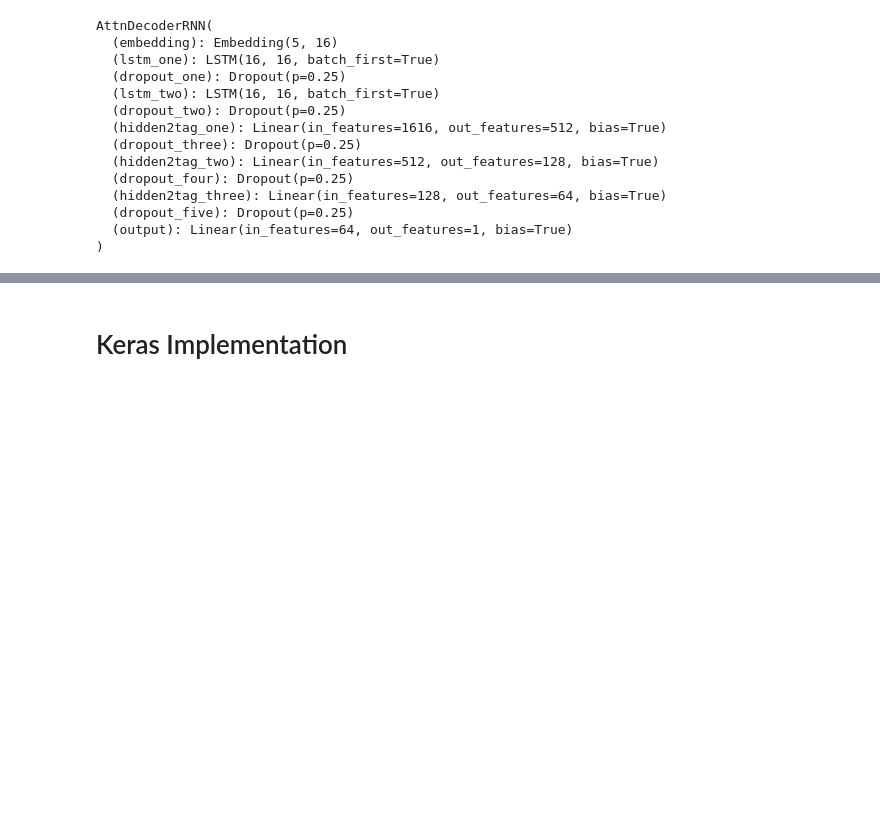
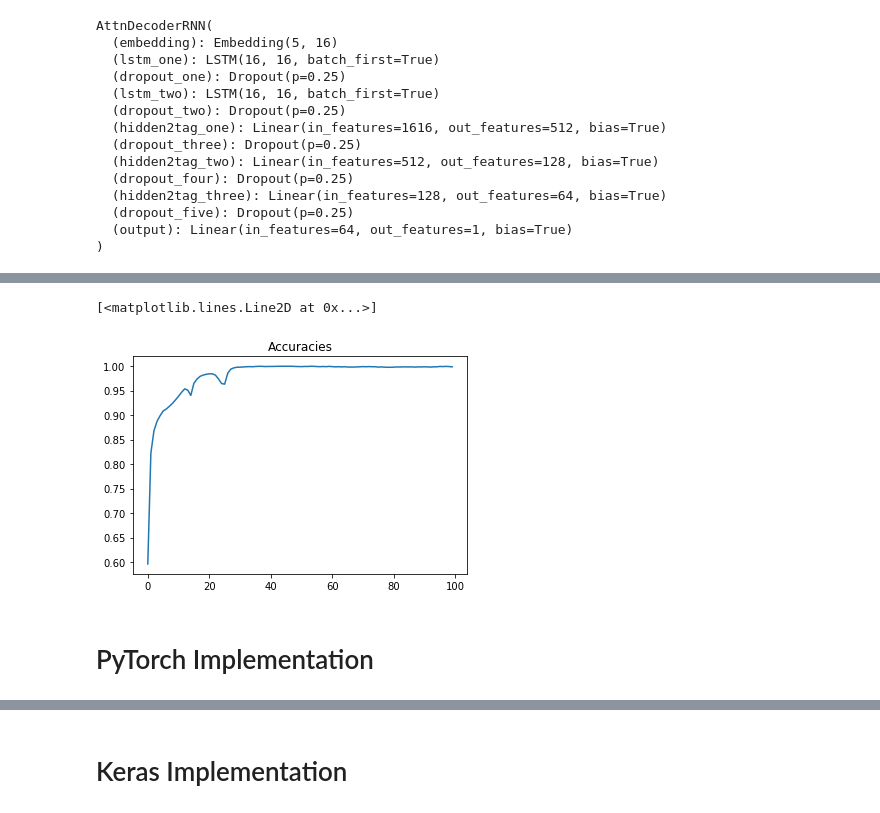
Before and after one commit to ruhulsbu/Attention4DNASeqRepresentation, a Jupyter notebook: notebook/pytorch/Attention Implementation in Pytorch.ipynb, the cells around one changed output, grey strips where cells are left out. Cells and saved outputs as stored; diff of their text form; code cells hidden in the pictures; blank space fills up the shorter version.

```diff
--- a/notebook/pytorch/Attention Implementation in Pytorch.ipynb
+++ b/notebook/pytorch/Attention Implementation in Pytorch.ipynb
@@ -397,0 +545,8 @@ AttnDecoderRNN(
+# %%
+plt.title("Accuracies")
+plt.plot(accuracies)
+# %% [output]
+[<matplotlib.lines.Line2D at 0x...>]
+[figure, added]
+# %% [markdown]
+# PyTorch Implementation
```
Also changed, not shown: parts of 29 cells of this notebook.
